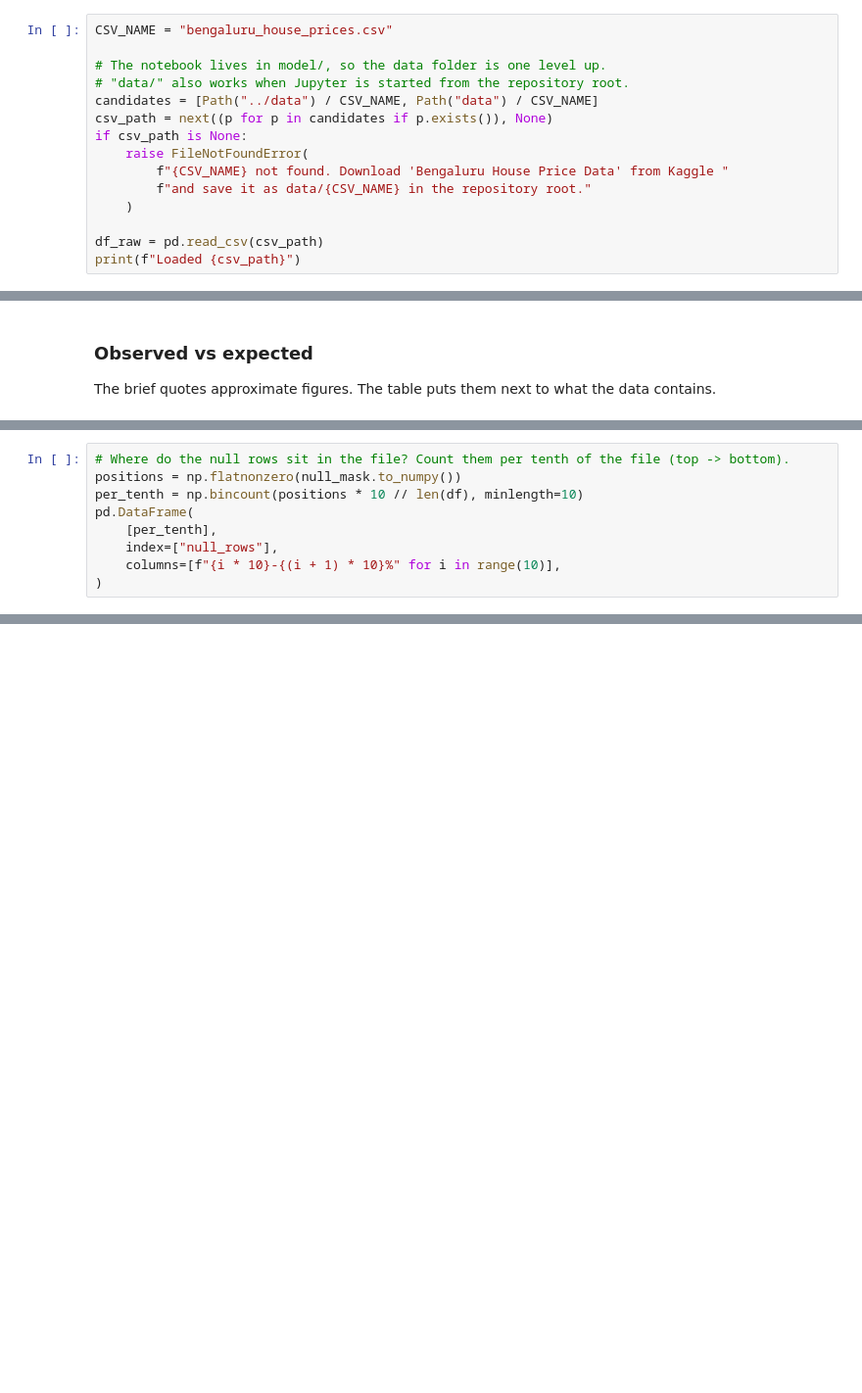
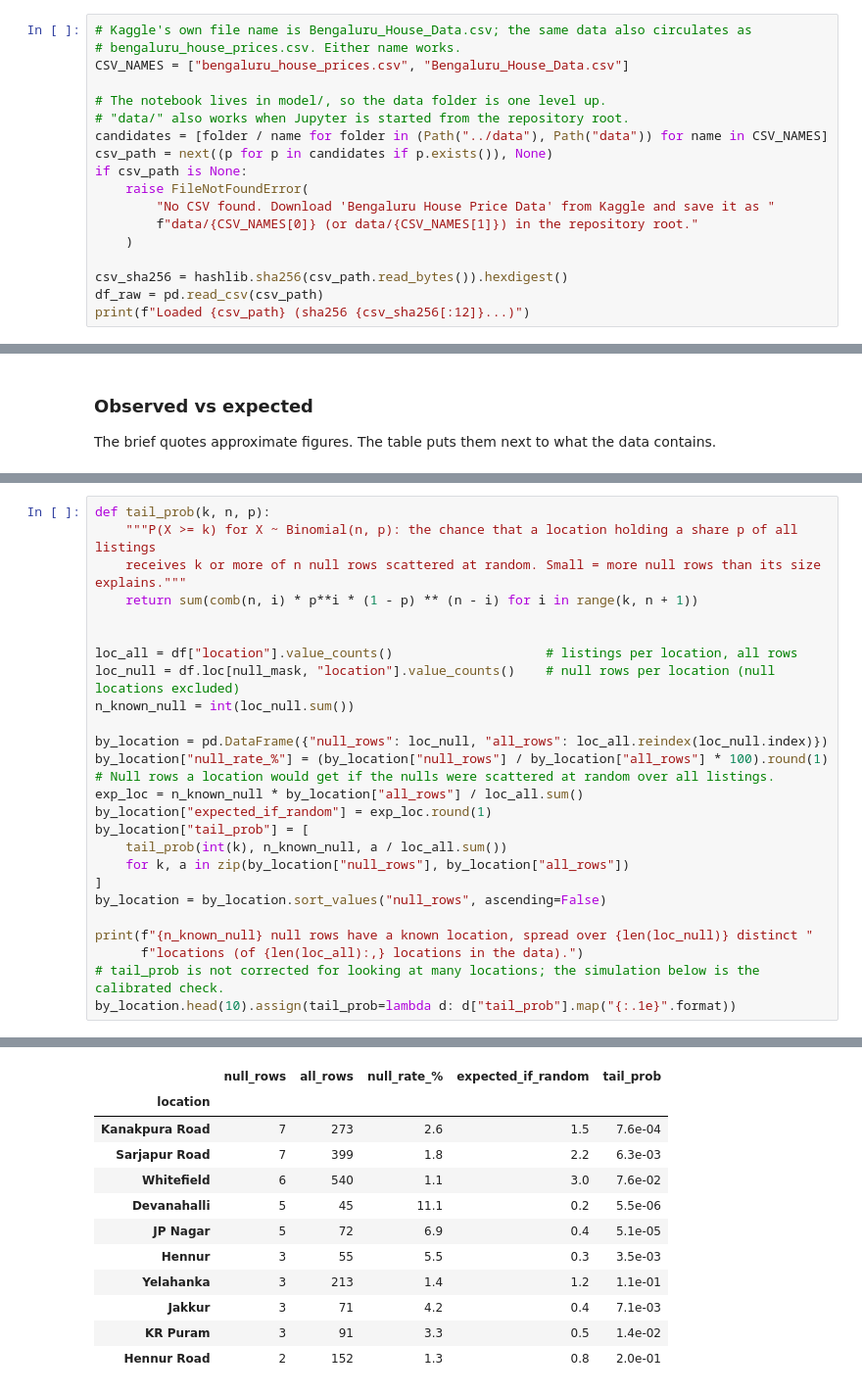
Before and after one commit to shivam-jund/bengaluru-house-price-prediction, a Jupyter notebook: model/price_prediction.ipynb, the cells around one changed output, grey strips where cells are left out. Shown at 98% size. Cells and saved outputs as stored; diff of their text form; blank space fills up the shorter version.

```diff
--- a/model/price_prediction.ipynb
+++ b/model/price_prediction.ipynb
@@ -23,15 +27,18 @@ print(f"Python {sys.version.split()[0]} | pandas {pd.__version__} | numpy {np.__
 # %%
-CSV_NAME = "bengaluru_house_prices.csv"
+# Kaggle's own file name is Bengaluru_House_Data.csv; the same data also circulates as
+# bengaluru_house_prices.csv. Either name works.
+CSV_NAMES = ["bengaluru_house_prices.csv", "Bengaluru_House_Data.csv"]
 
 # The notebook lives in model/, so the data folder is one level up.
 # "data/" also works when Jupyter is started from the repository root.
-candidates = [Path("../data") / CSV_NAME, Path("data") / CSV_NAME]
+candidates = [folder / name for folder in (Path("../data"), Path("data")) for name in CSV_NAMES]
 csv_path = next((p for p in candidates if p.exists()), None)
 if csv_path is None:
     raise FileNotFoundError(
-        f"{CSV_NAME} not found. Download 'Bengaluru House Price Data' from Kaggle "
-        f"and save it as data/{CSV_NAME} in the repository root."
+        "No CSV found. Download 'Bengaluru House Price Data' from Kaggle and save it as "
+        f"data/{CSV_NAMES[0]} (or data/{CSV_NAMES[1]}) in the repository root."
     )
 
+csv_sha256 = hashlib.sha256(csv_path.read_bytes()).hexdigest()
 df_raw = pd.read_csv(csv_path)
-print(f"Loaded {csv_path}")
+print(f"Loaded {csv_path} (sha256 {csv_sha256[:12]}...)")
@@ -202,9 +288,27 @@ area_check.sort_values("null_rows", ascending=False)
 # %%
-# Where do the null rows sit in the file? Count them per tenth of the file (top -> bottom).
-positions = np.flatnonzero(null_mask.to_numpy())
-per_tenth = np.bincount(positions * 10 // len(df), minlength=10)
-pd.DataFrame(
-    [per_tenth],
-    index=["null_rows"],
-    columns=[f"{i * 10}-{(i + 1) * 10}%" for i in range(10)],
-)
+def tail_prob(k, n, p):
+    """P(X >= k) for X ~ Binomial(n, p): the chance that a location holding a share p of all listings
+    receives k or more of n null rows scattered at random. Small = more null rows than its size explains."""
+    return sum(comb(n, i) * p**i * (1 - p) ** (n - i) for i in range(k, n + 1))
+
+
+loc_all = df["location"].value_counts()                    # listings per location, all rows
+loc_null = df.loc[null_mask, "location"].value_counts()    # null rows per location (null locations excluded)
+n_known_null = int(loc_null.sum())
+
+by_location = pd.DataFrame({"null_rows": loc_null, "all_rows": loc_all.reindex(loc_null.index)})
+by_location["null_rate_%"] = (by_location["null_rows"] / by_location["all_rows"] * 100).round(1)
+# Null rows a location would get if the nulls were scattered at random over all listings.
+exp_loc = n_known_null * by_location["all_rows"] / loc_all.sum()
+by_location["expected_if_random"] = exp_loc.round(1)
+by_location["tail_prob"] = [
+    tail_prob(int(k), n_known_null, a / loc_all.sum())
+    for k, a in zip(by_location["null_rows"], by_location["all_rows"])
+]
+by_location = by_location.sort_values("null_rows", ascending=False)
+
+print(f"{n_known_null} null rows have a known location, spread over {len(loc_null)} distinct "
+      f"locations (of {len(loc_all):,} locations in the data).")
+# tail_prob is not corrected for looking at many locations; the simulation below is the calibrated check.
+by_location.head(10).assign(tail_prob=lambda d: d["tail_prob"].map("{:.1e}".format))
+# %% [output]
@@ -210,0 +316,12 @@ pd.DataFrame(
+|  | null_rows | all_rows | null_rate_% | expected_if_random | tail_prob |
+| location |  |  |  |  |  |
+| Kanakpura Road | 7 | 273 | 2.6 | 1.5 | 7.6e-04 |
+| Sarjapur Road | 7 | 399 | 1.8 | 2.2 | 6.3e-03 |
+| Whitefield | 6 | 540 | 1.1 | 3.0 | 7.6e-02 |
+| Devanahalli | 5 | 45 | 11.1 | 0.2 | 5.5e-06 |
+| JP Nagar | 5 | 72 | 6.9 | 0.4 | 5.1e-05 |
+| Hennur | 3 | 55 | 5.5 | 0.3 | 3.5e-03 |
+| Yelahanka | 3 | 213 | 1.4 | 1.2 | 1.1e-01 |
+| Jakkur | 3 | 71 | 4.2 | 0.4 | 7.1e-03 |
+| KR Puram | 3 | 91 | 3.3 | 0.5 | 1.4e-02 |
+| Hennur Road | 2 | 152 | 1.3 | 0.8 | 2.0e-01 |
```
Also changed, not shown: parts of 47 cells of this notebook, 1 other file.
